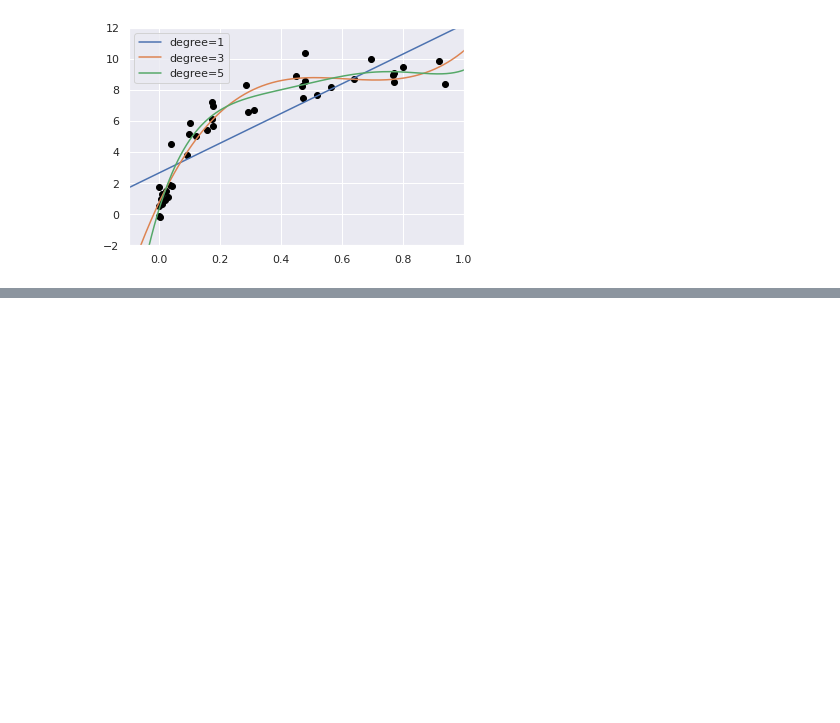
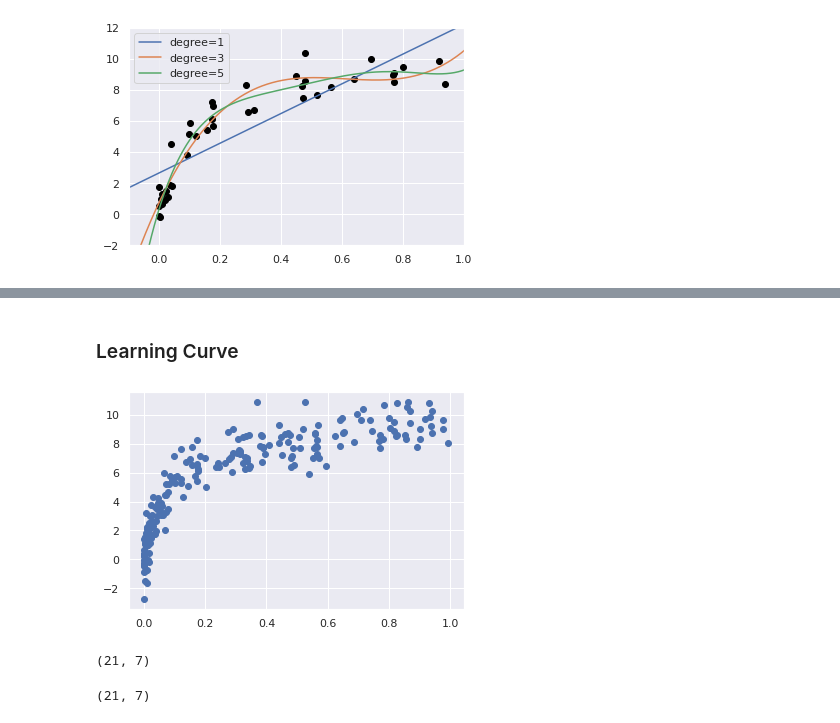
Before and after one commit to finesketch/data_science, a Jupyter notebook: Python_Data_Science_Handbook/05_Machine_Learning.ipynb, the cells around one changed output, grey strips where cells are left out. Saved outputs shown, nothing was run; the diff lists cells and outputs as text; code cells hidden in the pictures; blank space fills up the shorter version.

```diff
--- a/Python_Data_Science_Handbook/05_Machine_Learning.ipynb
+++ b/Python_Data_Science_Handbook/05_Machine_Learning.ipynb
@@ -605,0 +612,7 @@ ValueError: ignored
+# %% [markdown]
+### Learning Curve
+# %%
+X2, y2 = make_data(200)
+plt.scatter(X2.ravel(), y2);
+# %% [output]
+[figure, added]
@@ -605,0 +623,8 @@ ValueError: ignored
+# %%
+train_score2.shape
+# %% [output]
+(21, 7)
+# %%
+val_score2.shape
+# %% [output]
+(21, 7)
```
Also changed, not shown: parts of 4 cells of this notebook.
